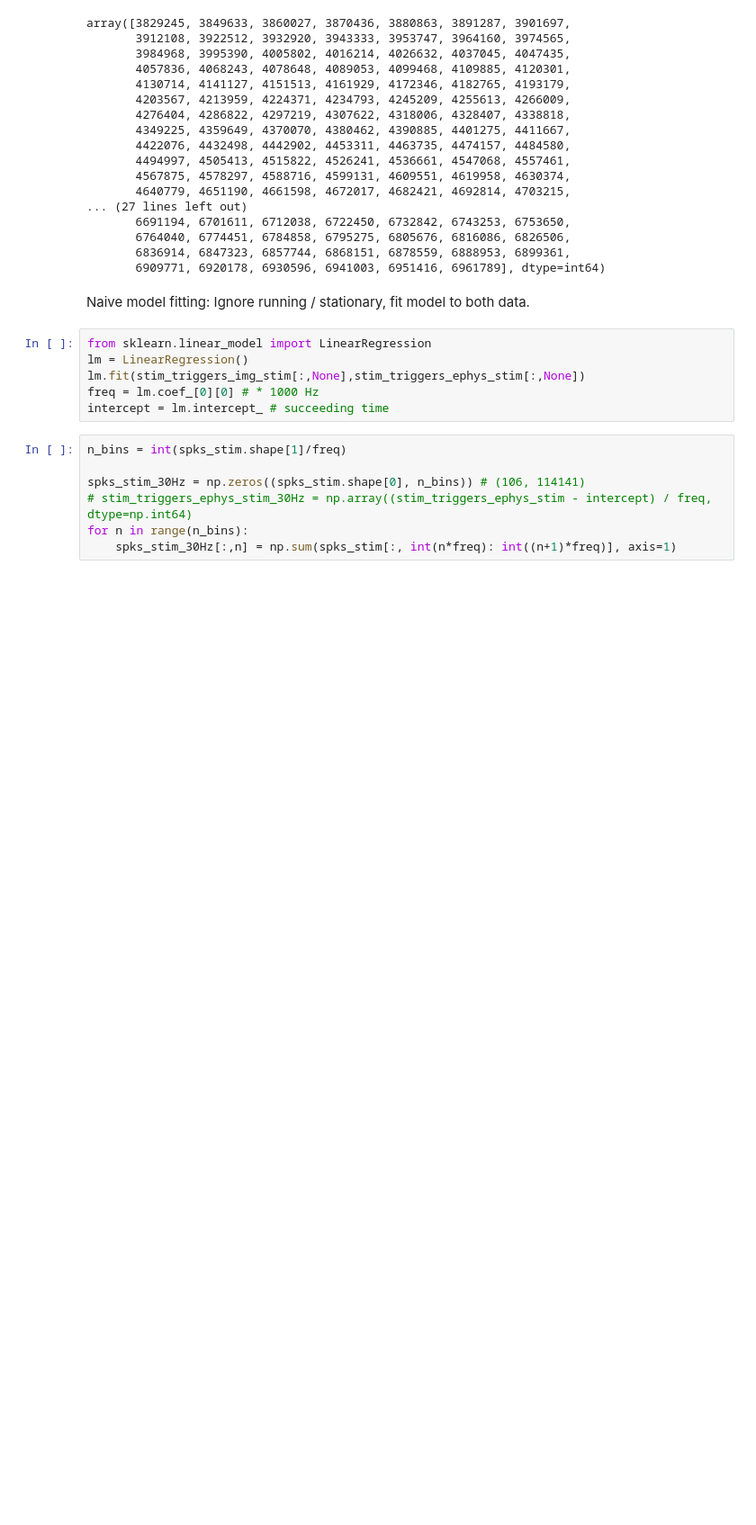
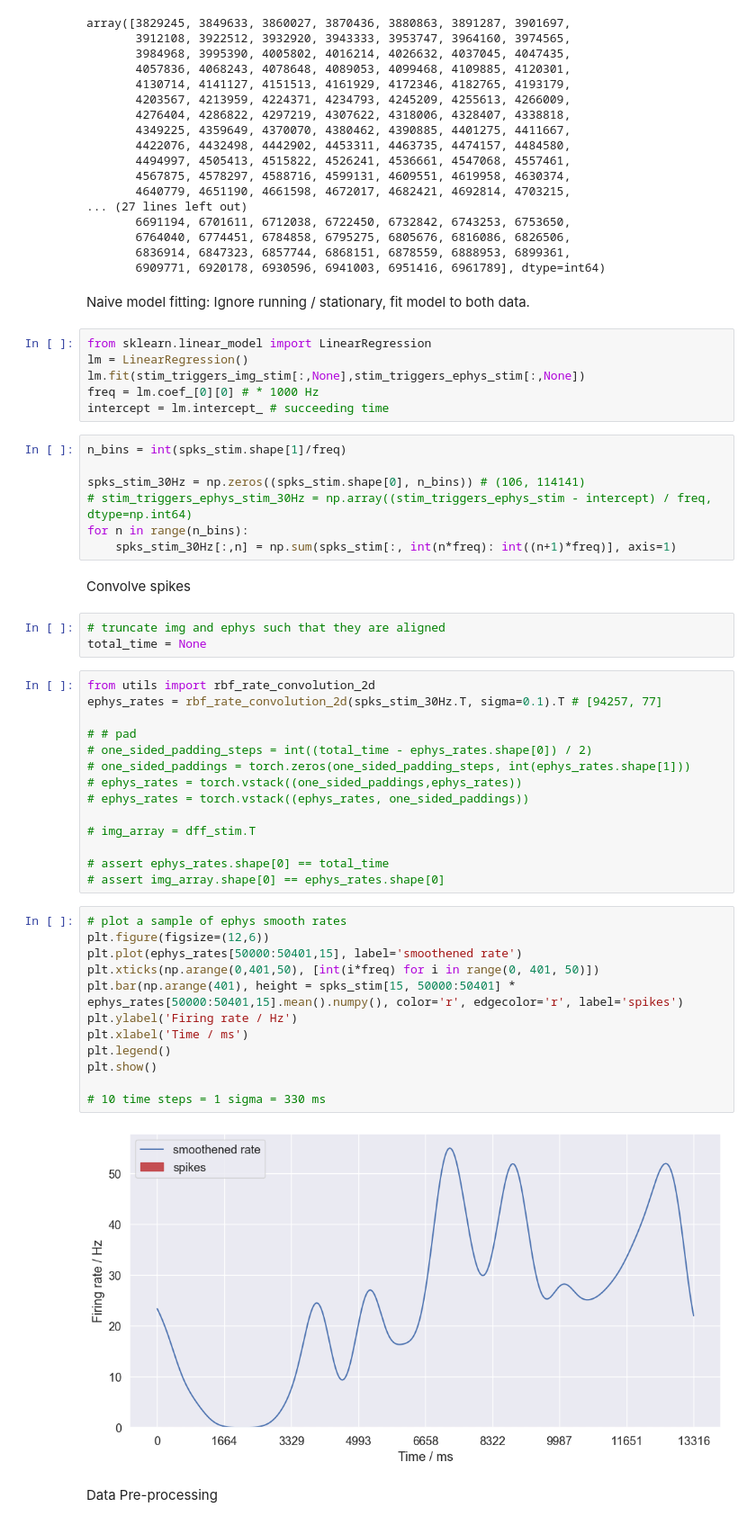
Before and after one commit to cngzlsh/approx_brain, a Jupyter notebook: EB095_tests.ipynb, the cells around one changed output. Shown at 90% size. Saved outputs shown, nothing was run; the diff lists cells and outputs as text; blank space fills up the shorter version.

```diff
--- a/EB095_tests.ipynb
+++ b/EB095_tests.ipynb
@@ -79,3 +79,38 @@ spks_stim_30Hz = np.zeros((spks_stim.shape[0], n_bins)) # (106, 114141)
 # stim_triggers_ephys_stim_30Hz = np.array((stim_triggers_ephys_stim - intercept) / freq, dtype=np.int64)
 for n in range(n_bins):
     spks_stim_30Hz[:,n] = np.sum(spks_stim[:, int(n*freq): int((n+1)*freq)], axis=1)
+# %% [markdown]
+Convolve spikes
+# %%
+# truncate img and ephys such that they are aligned
+total_time = None
+# %%
+from utils import rbf_rate_convolution_2d
+ephys_rates = rbf_rate_convolution_2d(spks_stim_30Hz.T, sigma=0.1).T # [94257, 77]
+
+# # pad
+# one_sided_padding_steps = int((total_time - ephys_rates.shape[0]) / 2)
+# one_sided_paddings = torch.zeros(one_sided_padding_steps, int(ephys_rates.shape[1]))
+# ephys_rates = torch.vstack((one_sided_paddings,ephys_rates))
+# ephys_rates = torch.vstack((ephys_rates, one_sided_paddings))
+
+# img_array = dff_stim.T
+
+# assert ephys_rates.shape[0] == total_time
+# assert img_array.shape[0] == ephys_rates.shape[0]
+# %%
+# plot a sample of ephys smooth rates
+plt.figure(figsize=(12,6))
+plt.plot(ephys_rates[50000:50401,15], label='smoothened rate')
+plt.xticks(np.arange(0,401,50), [int(i*freq) for i in range(0, 401, 50)])
+plt.bar(np.arange(401), height = spks_stim[15, 50000:50401] * ephys_rates[50000:50401,15].mean().numpy(), color='r', edgecolor='r', label='spikes')
+plt.ylabel('Firing rate / Hz')
+plt.xlabel('Time / ms')
+plt.legend()
+plt.show()
+
+# 10 time steps = 1 sigma = 330 ms
+# %% [output]
+[figure, added]
+# %% [markdown]
+Data Pre-processing
```
Also changed, not shown: parts of 9 cells of this notebook.
